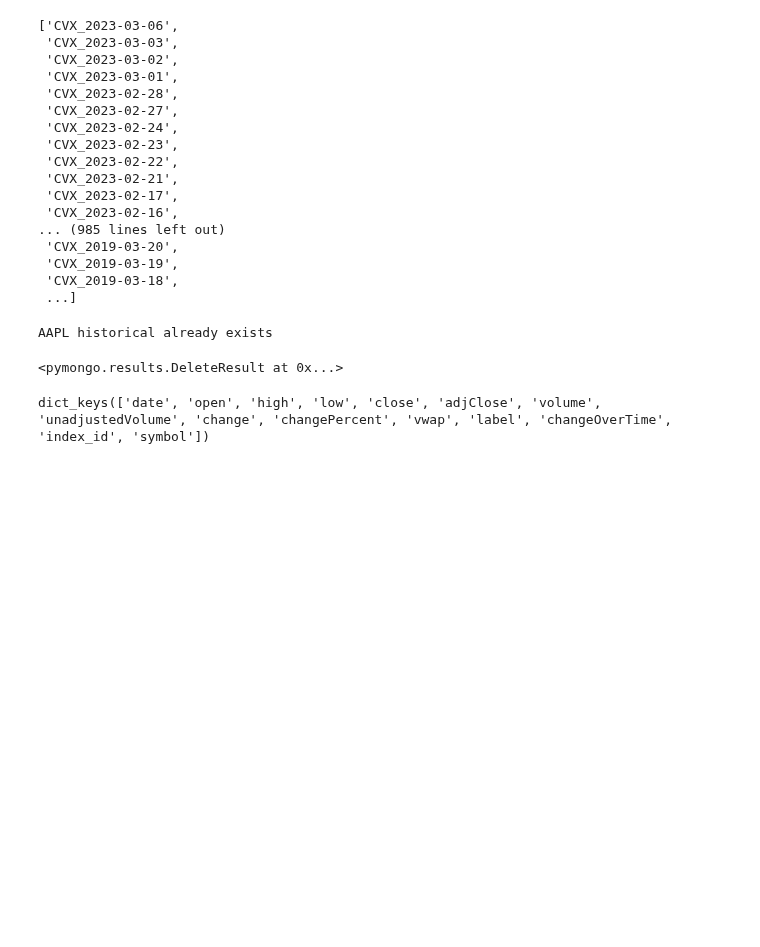
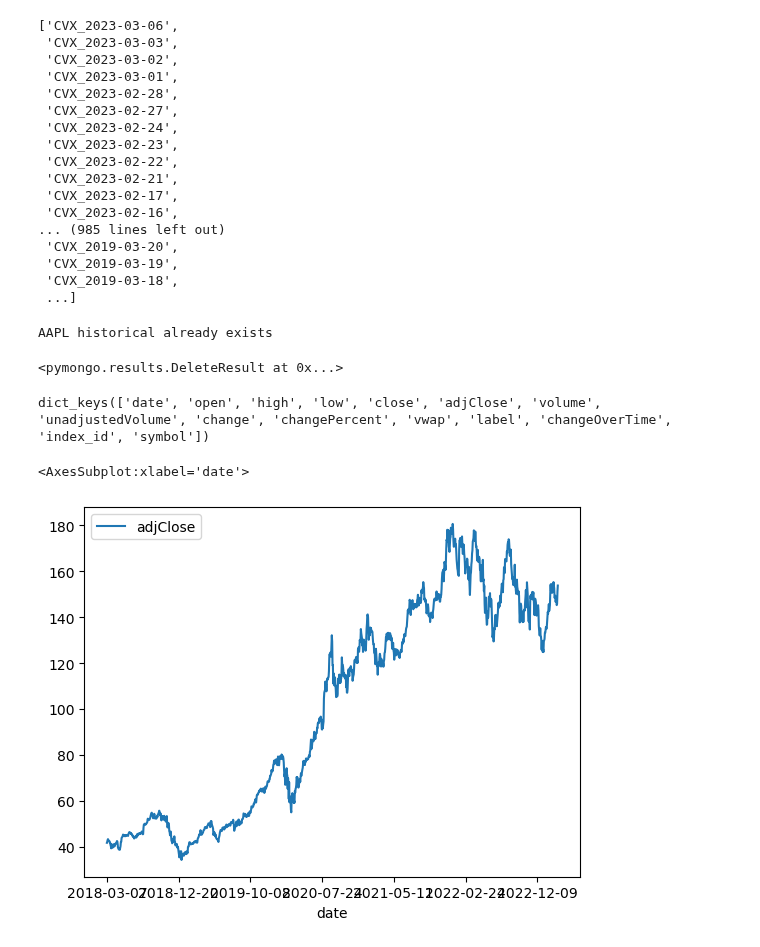
Before and after one commit to dizzydwarfus/Personal_Projects, a Jupyter notebook: personal_finance/json_manipulation.ipynb, the cells around one changed output. Saved outputs shown, nothing was run; the diff lists cells and outputs as text; code cells hidden in the pictures; blank space fills up the shorter version.

Commit message:
added historical prices

```diff
--- a/personal_finance/json_manipulation.ipynb
+++ b/personal_finance/json_manipulation.ipynb
@@ -329,3 +329,8 @@ fig.add_trace(
 r['historical'][0].keys()
 # %% [output]
 dict_keys(['date', 'open', 'high', 'low', 'close', 'adjClose', 'volume', 'unadjustedVolume', 'change', 'changePercent', 'vwap', 'label', 'changeOverTime', 'index_id', 'symbol'])
+# %%
+pd.DataFrame.from_records([x for i,x in enumerate(historical.find({'symbol':'AAPL'}))], index='date').sort_index()[['adjClose']].plot.line()
+# %% [output]
+<AxesSubplot:xlabel='date'>
+[figure, added]
```
Also changed, not shown: 1 other file.
